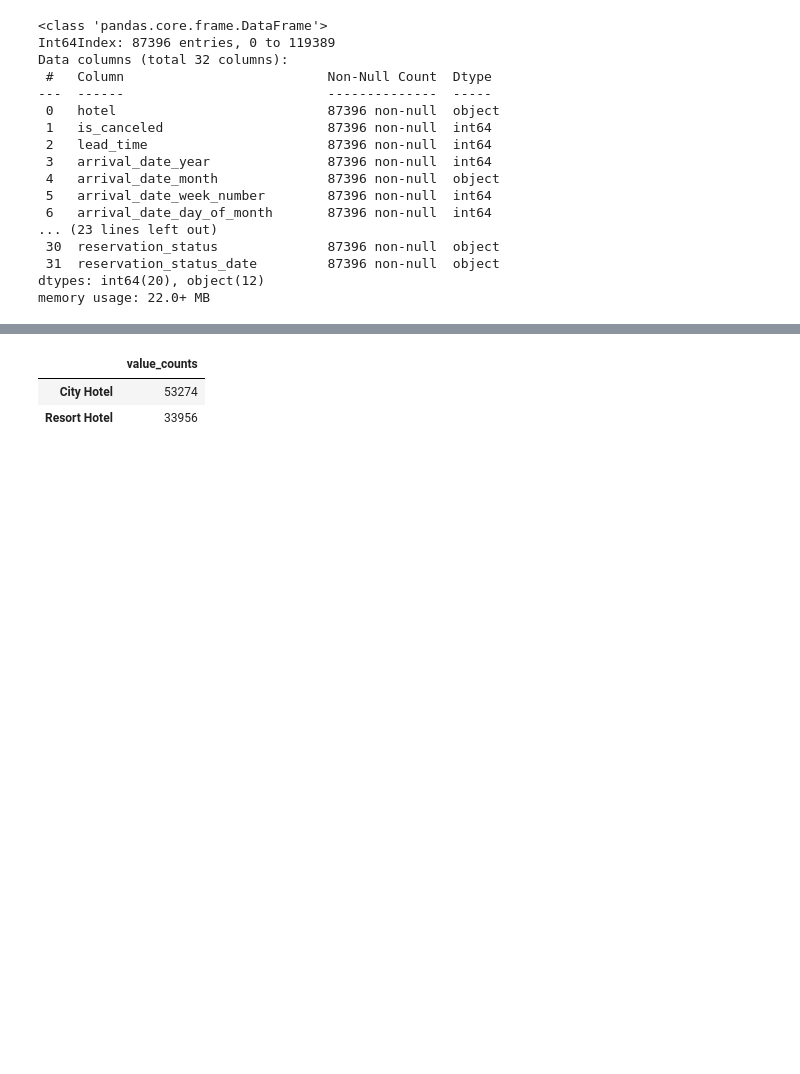
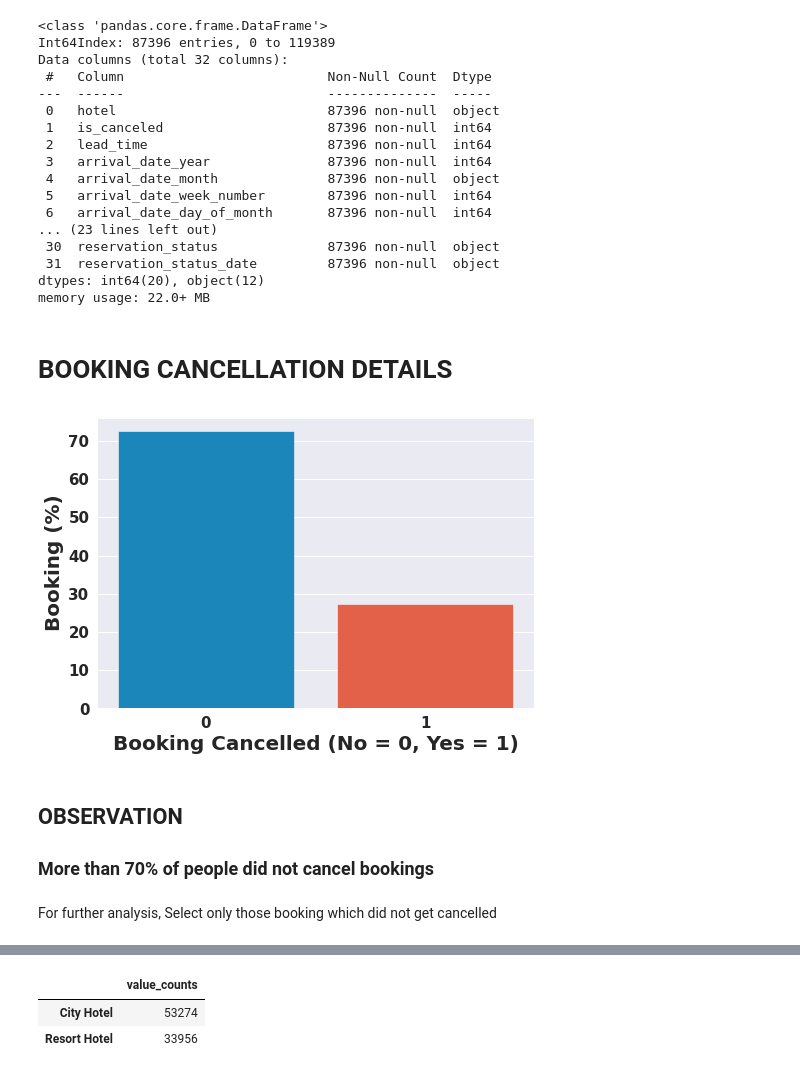
Before and after one commit to neerajac19/Hotel-Booking-Analysis-EDA, a Jupyter notebook: Hotel_Booking_Analysis_EDA_Capstone_Project.ipynb, the cells around one changed output, grey strips where cells are left out. Drawn from its saved outputs; the diff is of its cells as text; code cells hidden in the pictures; blank space fills up the shorter version.

```diff
--- a/Hotel_Booking_Analysis_EDA_Capstone_Project.ipynb
+++ b/Hotel_Booking_Analysis_EDA_Capstone_Project.ipynb
@@ -212,0 +250,34 @@ memory usage: 22.0+ MB
+# %%
+def get_count(series, limit=None):
+
+    '''
+    INPUT:
+        series: Pandas Series (Single Column from DataFrame)
+        limit:  If value given, limit the output value to first limit samples.
+    OUTPUT:
+        x = Unique values
+        y = Count of unique values
+    '''
+
+    if limit != None:
+        series = series.value_counts()[:limit]
+    else:
+        series = series.value_counts()
+
+    x = series.index
+    y = series/series.sum()*100
+
+    return x.values,y.values
+# %% [markdown]
+# **BOOKING CANCELLATION DETAILS**
+# %%
+x,y = get_count(df['is_canceled'])
+plot(x,y, x_label='Booking Cancelled (No = 0, Yes = 1)', y_label='Booking (%)')
+# %% [output]
+[figure, added]
+# %% [markdown]
+## **OBSERVATION**
+
+### **More than 70% of people did not cancel bookings**
+# %% [markdown]
+For further analysis, Select only those booking which did not get cancelled
```
Also changed, not shown: parts of 46 cells of this notebook.
